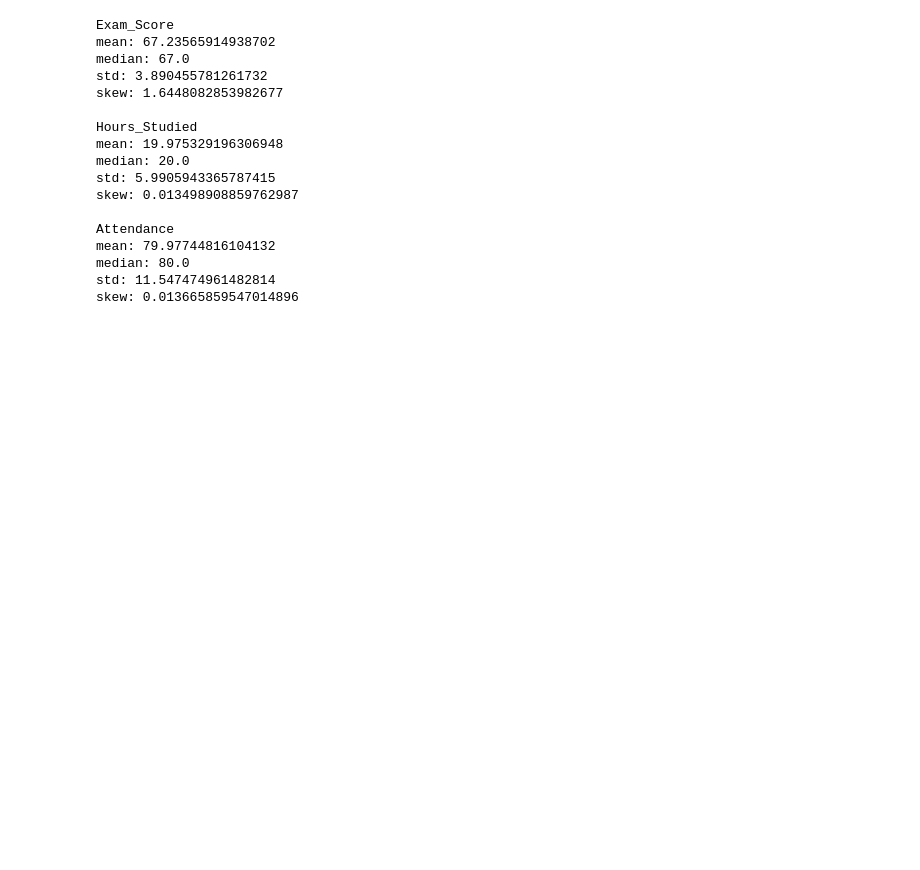
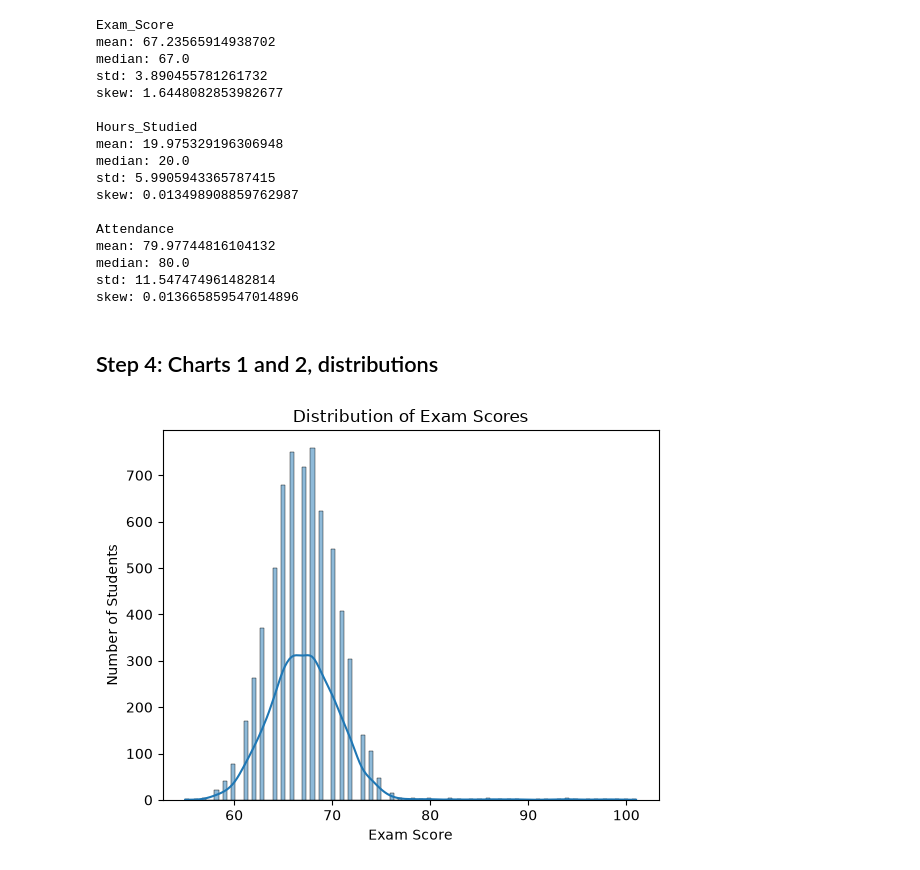
Before and after one commit to Lightleonardo/student-performance-analysis, a Jupyter notebook: notebooks/analysis.ipynb, the cells around one changed output. Drawn from its saved outputs; the diff is of its cells as text; code cells hidden in the pictures; blank space fills up the shorter version.

Commit message:
docs(charts): add exam score and attendance distribution charts

```diff
--- a/notebooks/analysis.ipynb
+++ b/notebooks/analysis.ipynb
@@ -94,3 +94,14 @@ mean: 79.97744816104132
 median: 80.0
 std: 11.547474961482814
 skew: 0.013665859547014896
+# %% [markdown]
+## Step 4: Charts 1 and 2, distributions
+# %%
+fig, ax = plt.subplots()
+sns.histplot(df["Exam_Score"], kde=True, ax=ax)
+ax.set_title("Distribution of Exam Scores")
+ax.set_xlabel("Exam Score")
+ax.set_ylabel("Number of Students")
+fig.savefig("../charts/01_exam_score_distribution.png", dpi=150, bbox_inches="tight")
+# %% [output]
+[figure, added]
```
Also changed, not shown: parts of 1 cell of this notebook, 2 other files.
